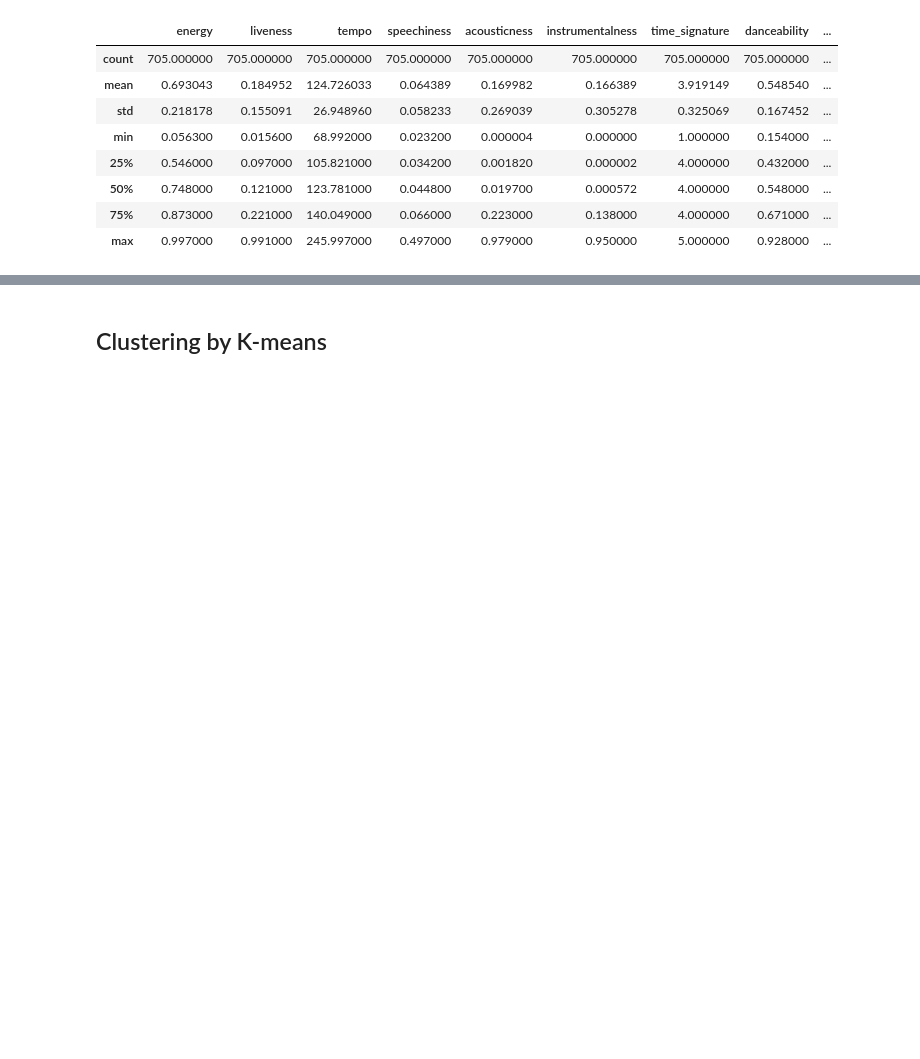
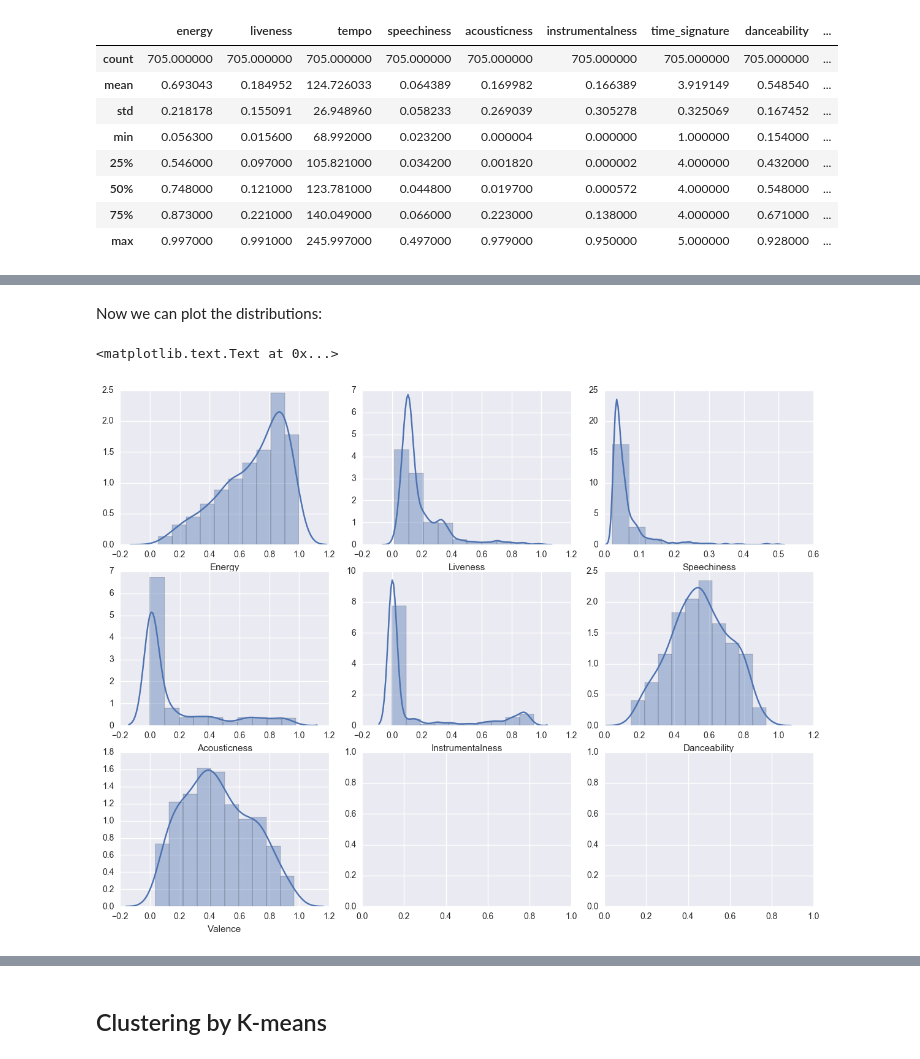
Before and after one commit to ThomPijnenburg/Spotify-Favourites, a Jupyter notebook: SpotifyFavourites.ipynb, the cells around one changed output, grey strips where cells are left out. Cells and saved outputs as stored; diff of their text form; code cells hidden in the pictures; blank space fills up the shorter version.

```diff
--- a/SpotifyFavourites.ipynb
+++ b/SpotifyFavourites.ipynb
@@ -94,0 +127,16 @@ cleaned_feature_df.head(10)
+# %% [markdown]
+Now we can plot the distributions:
+# %%
+f, axes = plt.subplots(3, 3, figsize=(12, 9))
+plt.tight_layout()
+
+sns.distplot(cleaned_feature_df['energy'], bins=10, ax=axes[0,0]).set_xlabel('Energy')
+sns.distplot(cleaned_feature_df['liveness'], bins=10, ax=axes[0,1]).set_xlabel('Liveness')
+sns.distplot(cleaned_feature_df['speechiness'], bins=10, ax=axes[0,2]).set_xlabel('Speechiness')
+sns.distplot(cleaned_feature_df['acousticness'], bins=10, ax=axes[1,0]).set_xlabel('Acousticness')
+sns.distplot(cleaned_feature_df['instrumentalness'], bins=10, ax=axes[1,1]).set_xlabel('Instrumentalness')
+sns.distplot(cleaned_feature_df['danceability'], bins=10, ax=axes[1,2]).set_xlabel('Danceability')
+sns.distplot(cleaned_feature_df['valence'], bins=10, ax=axes[2,0]).set_xlabel('Valence')
+# %% [output]
+<matplotlib.text.Text at 0x...>
+[figure, added]
```
Also changed, not shown: parts of 39 cells of this notebook, 3 other files.
